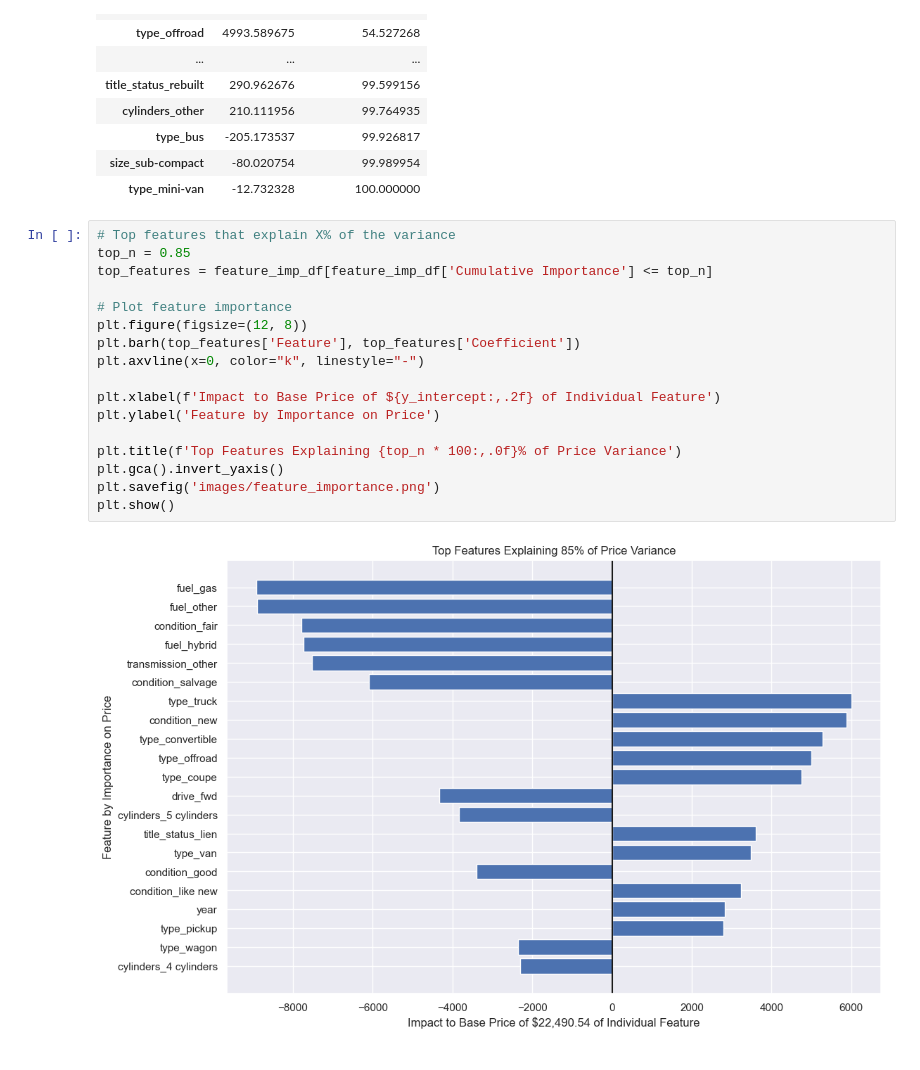
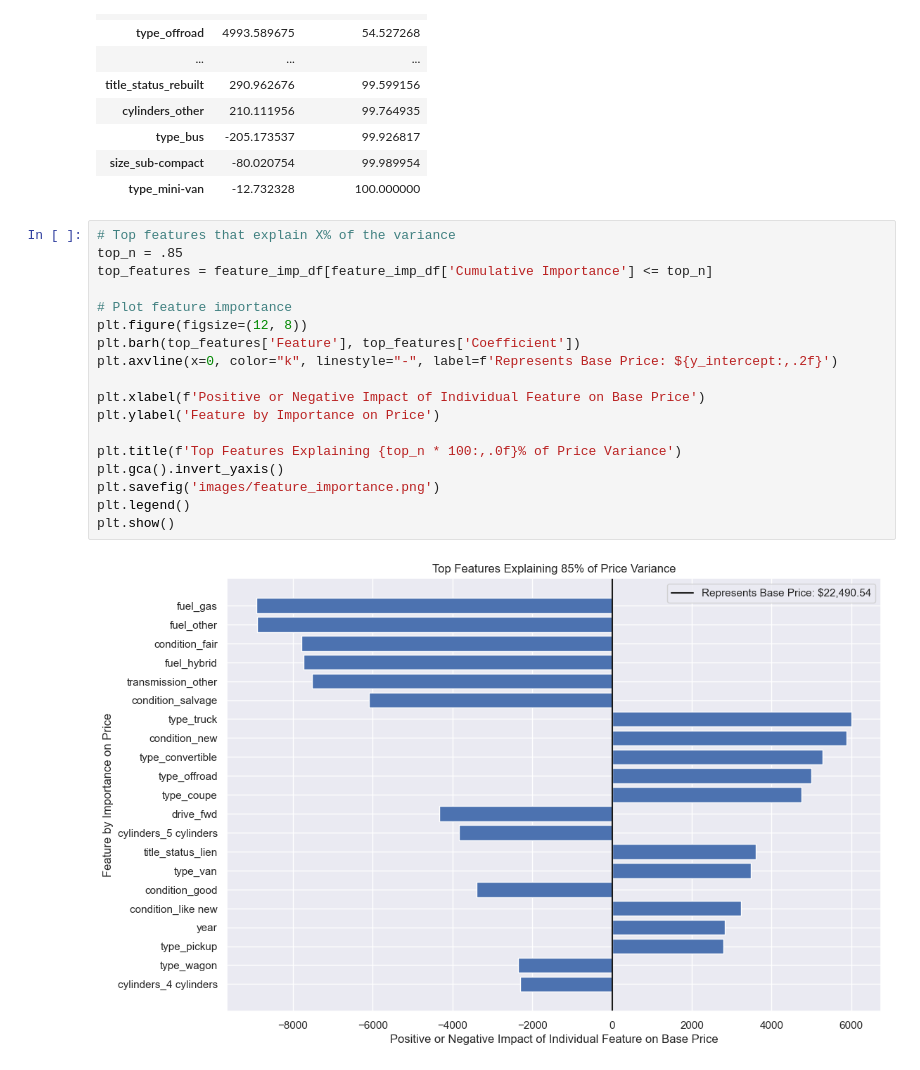
Before and after one commit to fazeelgm/UCB_ML_AI_PracticalApp_II, a Jupyter notebook: DataModels.ipynb, the cells around one changed output. Drawn from its saved outputs; the diff is of its cells as text.

```diff
--- a/DataModels.ipynb
+++ b/DataModels.ipynb
@@ -505,20 +505,21 @@ Impact of each feature to the Base Price: $22,490.54 (y-intercept)
 | type_mini-van | -12.732328 | 100.000000 |
 # %%
 # Top features that explain X% of the variance
-top_n = 0.85
+top_n = .85
 top_features = feature_imp_df[feature_imp_df['Cumulative Importance'] <= top_n]
 
 # Plot feature importance
 plt.figure(figsize=(12, 8))
 plt.barh(top_features['Feature'], top_features['Coefficient'])
-plt.axvline(x=0, color="k", linestyle="-")
+plt.axvline(x=0, color="k", linestyle="-", label=f'Represents Base Price: ${y_intercept:,.2f}')
 
-plt.xlabel(f'Impact to Base Price of ${y_intercept:,.2f} of Individual Feature')
+plt.xlabel(f'Positive or Negative Impact of Individual Feature on Base Price')
 plt.ylabel('Feature by Importance on Price')
 
 plt.title(f'Top Features Explaining {top_n * 100:,.0f}% of Price Variance')
 plt.gca().invert_yaxis()
 plt.savefig('images/feature_importance.png')
+plt.legend()
 plt.show()
 # %% [output]
-[figure, old version]
+[figure, new version]
```
Also changed, not shown: parts of 16 cells of this notebook, 4 other files.
